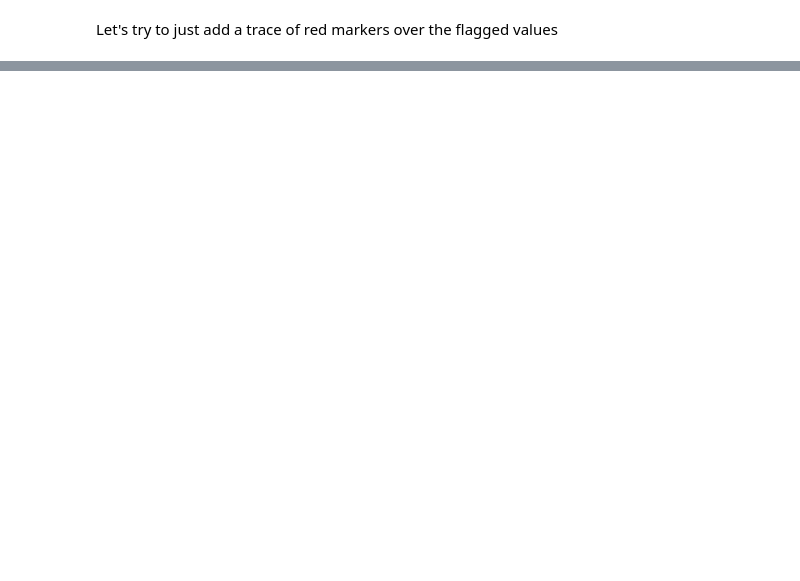
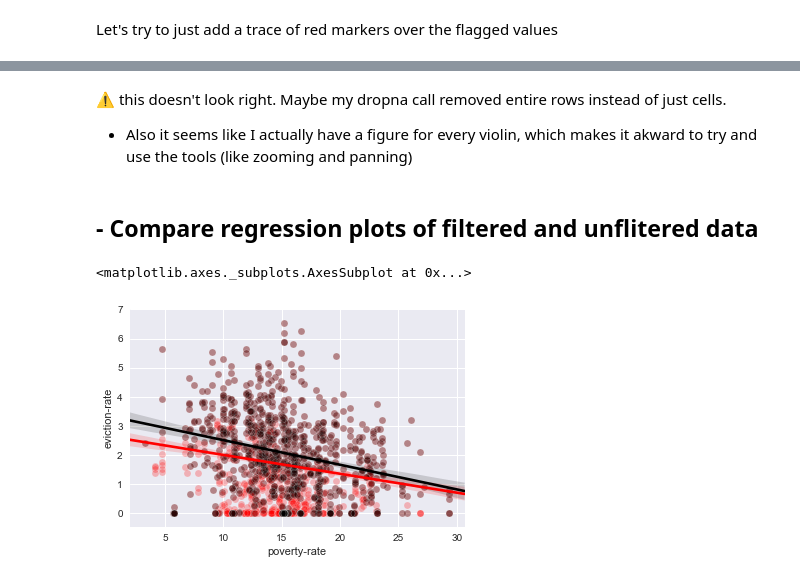
Before and after one commit to paulo-g-martinez/eviction-lab-tn-nss-capstone, a Jupyter notebook: regression-analysis-with-corrected-flags.ipynb, the cells around one changed output, grey strips where cells are left out. Saved outputs shown, nothing was run; the diff lists cells and outputs as text; code cells hidden in the pictures; blank space fills up the shorter version.

```diff
--- a/regression-analysis-with-corrected-flags.ipynb
+++ b/regression-analysis-with-corrected-flags.ipynb
@@ -235,0 +282,19 @@ append the trace to the data to be ploted by plotly.
+# %% [markdown]
+⚠️ this doesn't look right. Maybe my dropna call removed entire rows instead of just cells.
+- Also it seems like I actually have a figure for every violin, which makes it akward to try and use the tools (like zooming and panning)
+# %% [markdown]
+## - Compare regression plots of filtered and unflitered data
+# %%
+sns.regplot(x = counties_evicts_df['poverty-rate'],
+           y = counties_evicts_df['eviction-rate'],
+           color = 'red', scatter_kws = {'alpha':'.25',
+                                            'edgecolors':'white',
+                                           'linewidths':'.5'})
+sns.regplot(x = counties_evicts_df['poverty-rate'][counties_evicts_df['low-flag'] == 0],
+           y = counties_evicts_df['eviction-rate'][counties_evicts_df['low-flag'] == 0],
+           color = 'black', scatter_kws = {'alpha':'.25',
+                                            'edgecolors':'white',
+                                           'linewidths':'.5'})
+# %% [output]
+<matplotlib.axes._subplots.AxesSubplot at 0x...>
+[figure, added]
```
Also changed, not shown: parts of 25 cells of this notebook.
